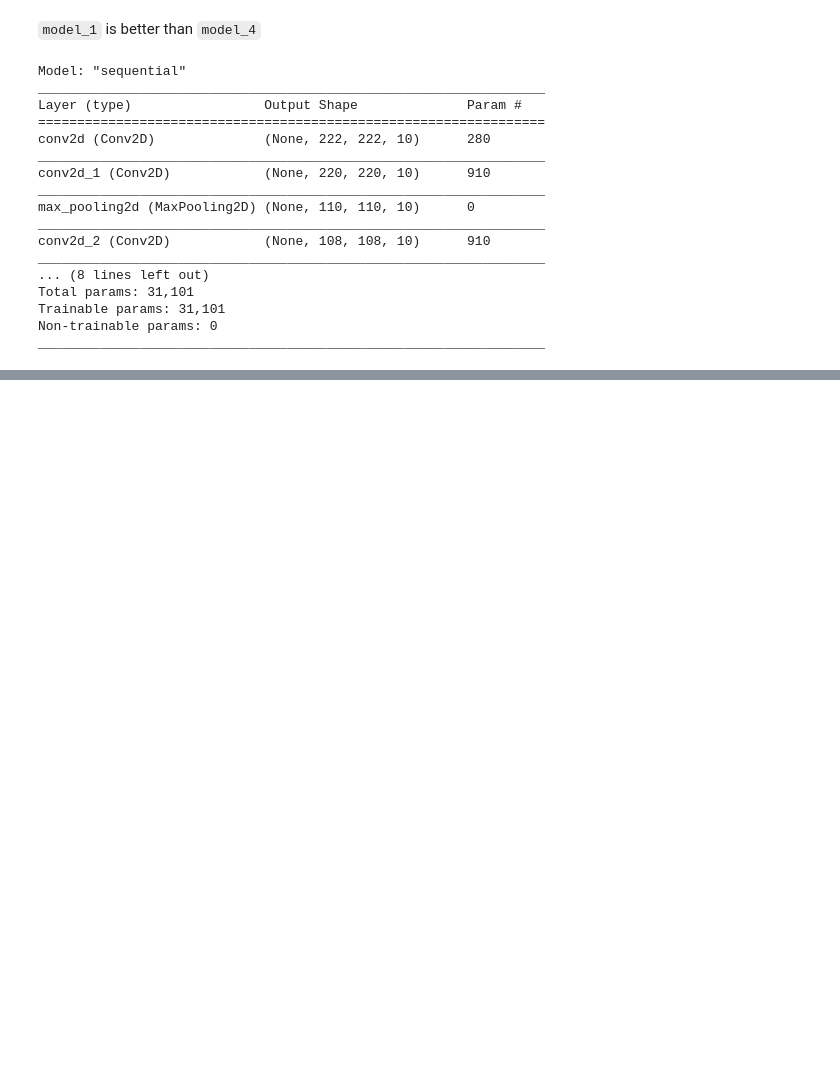
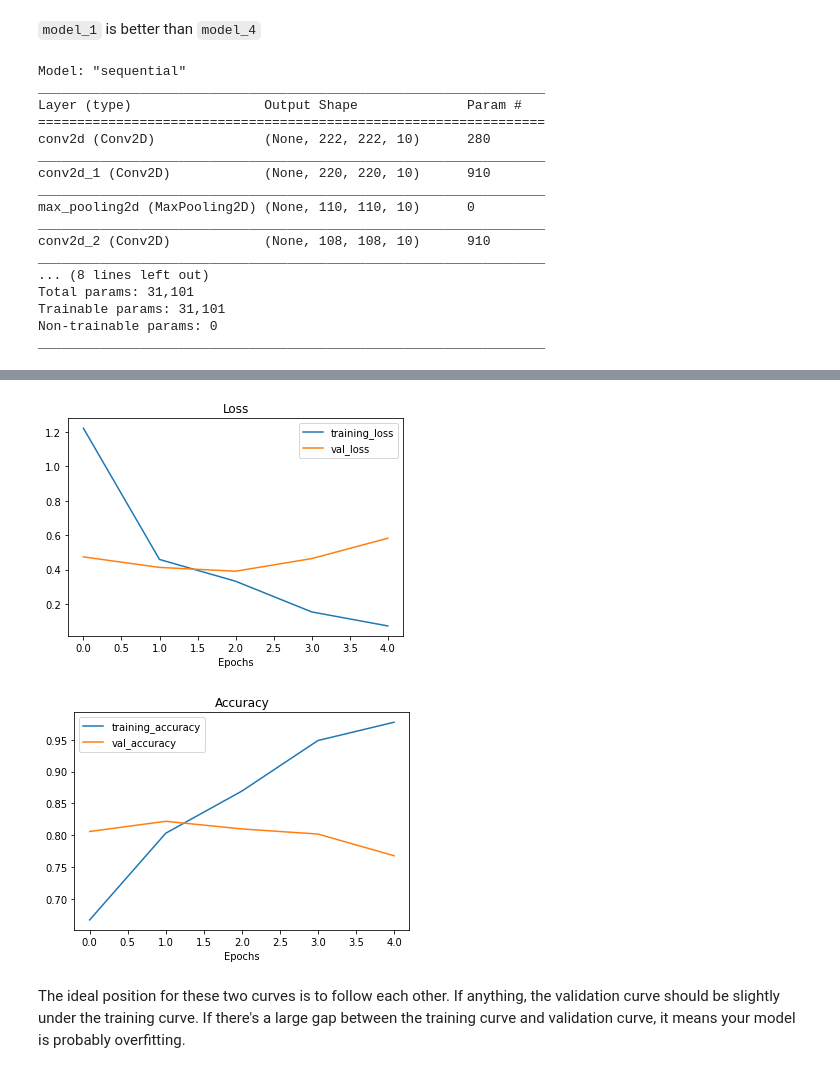
Before and after one commit to kianakiaei/TensorFlow, a Jupyter notebook: 03_computer_vision_with_tensorflow.ipynb, the cells around one changed output, grey strips where cells are left out. Drawn from its saved outputs; the diff is of its cells as text; code cells hidden in the pictures; blank space fills up the shorter version.

```diff
--- a/03_computer_vision_with_tensorflow.ipynb
+++ b/03_computer_vision_with_tensorflow.ipynb
@@ -678,0 +689,36 @@ _________________________________________________________________
+# %%
+# Plot the validation and training data separately
+def plot_loss_curves(history):
+  """
+  Returns separate loss curves for training and validation metrics.
+  """
+  loss = history.history['loss']
+  val_loss = history.history['val_loss']
+
+  accuracy = history.history['accuracy']
+  val_accuracy = history.history['val_accuracy']
+
+  epochs = range(len(history.history['loss']))
+
+  # Plot loss
+  plt.plot(epochs, loss, label='training_loss')
+  plt.plot(epochs, val_loss, label='val_loss')
+  plt.title('Loss')
+  plt.xlabel('Epochs')
+  plt.legend()
+
+  # Plot accuracy
+  plt.figure()
+  plt.plot(epochs, accuracy, label='training_accuracy')
+  plt.plot(epochs, val_accuracy, label='val_accuracy')
+  plt.title('Accuracy')
+  plt.xlabel('Epochs')
+  plt.legend();
+# %%
+# Check out the loss curves of model_4
+plot_loss_curves(history_4)
+# %% [output]
+[figure, added]
+[figure, added]
+# %% [markdown]
+The ideal position for these two curves is to follow each other. If anything, the validation curve should be slightly under the training curve. If there's a large gap between the training curve and validation curve, it means your model is probably overfitting.
```
Also changed, not shown: parts of 17 cells of this notebook.
